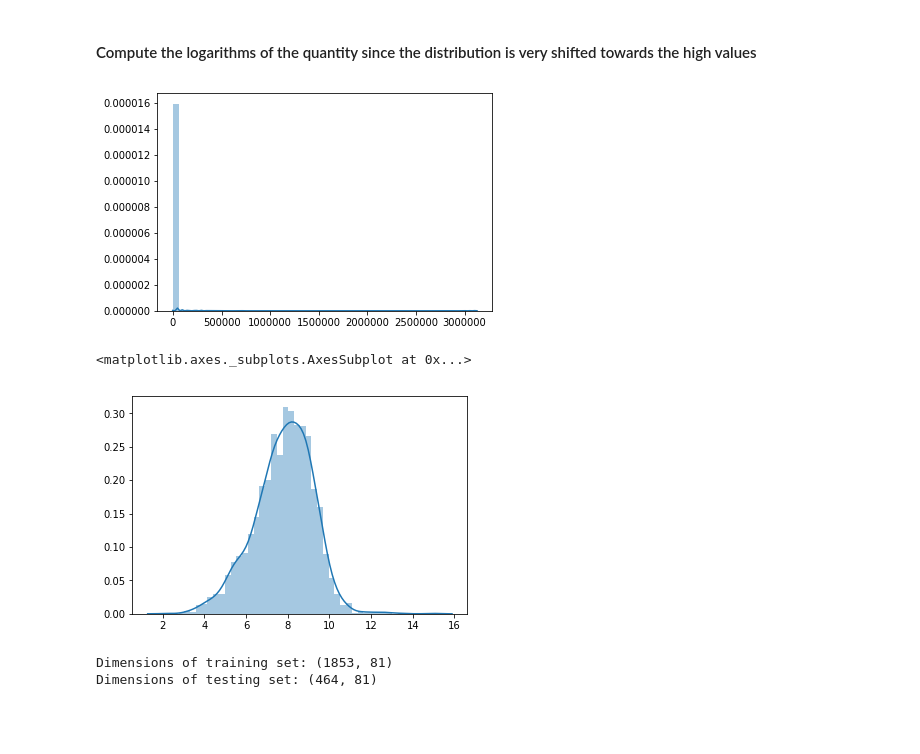
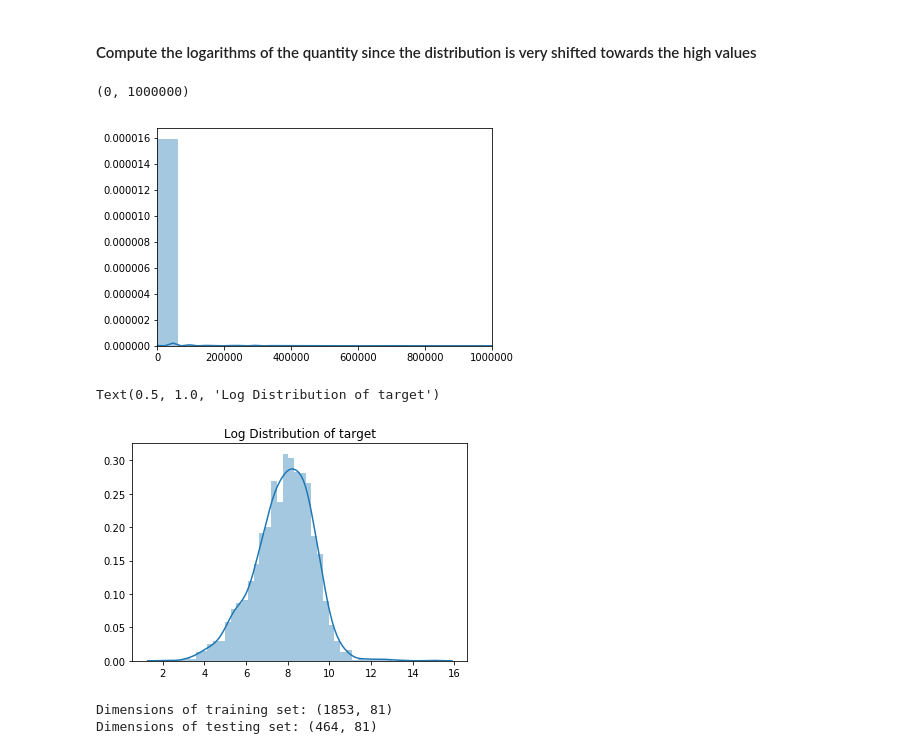
Before and after one commit to PatrizioCanzi/Course-Test, a Jupyter notebook: Capstone project- AirBnb_final.ipynb, the cells around one changed output. Drawn from its saved outputs; the diff is of its cells as text; code cells hidden in the pictures; blank space fills up the shorter version.

```diff
--- a/Capstone project- AirBnb_final.ipynb
+++ b/Capstone project- AirBnb_final.ipynb
@@ -655,13 +681,16 @@ X=df_onehotencoded
 yy=np.log(y)
 # %%
 ax=sns.distplot(y)
+ax.set_xlim(0,1000000)
 # %% [output]
+(0, 1000000)
-[figure, old version]
+[figure, new version]
 # %%
 sns.distplot(yy)
+plt.title('Log Distribution of target')
 # %% [output]
-<matplotlib.axes._subplots.AxesSubplot at 0x...>
+Text(0.5, 1.0, 'Log Distribution of target')
-[figure, old version]
+[figure, new version]
 # %%
 ## apply standard scaler
 scaler=StandardScaler()
```
Also changed, not shown: parts of 33 cells of this notebook, 2 other files.
